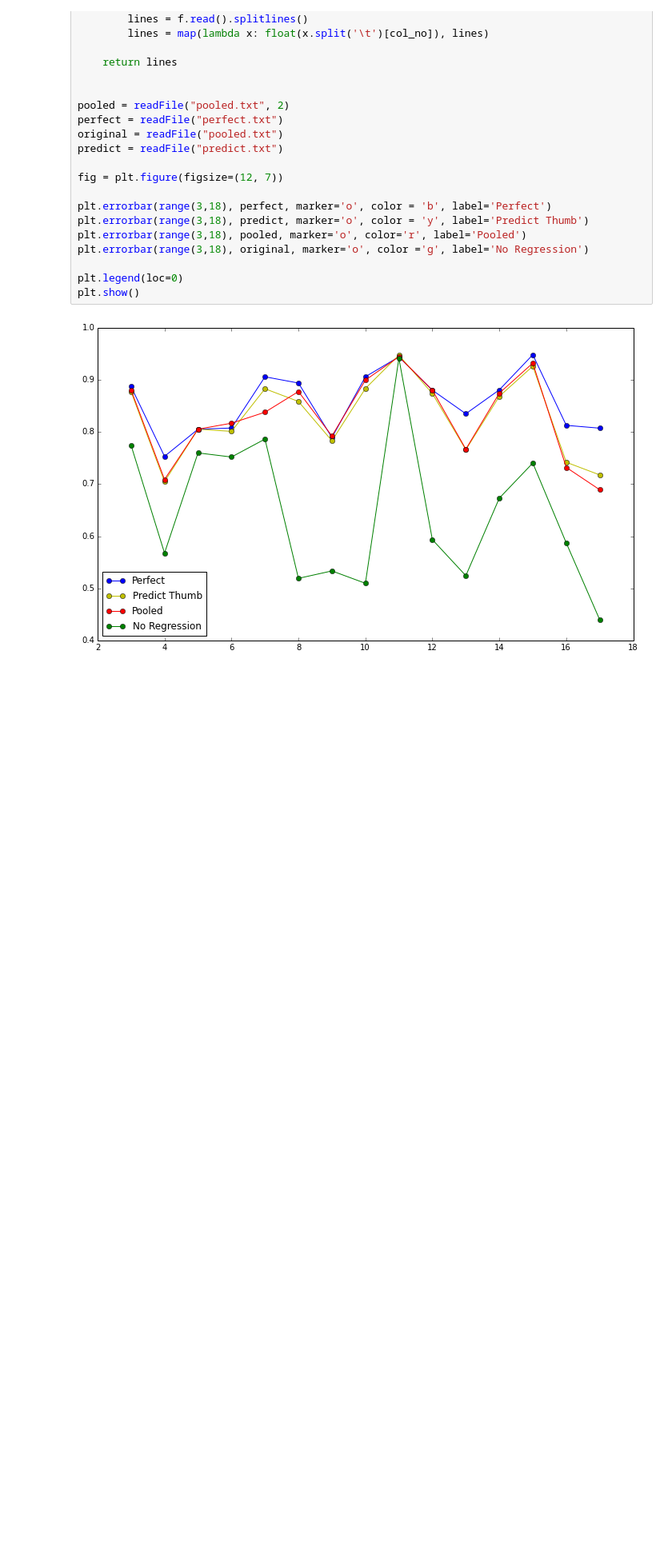
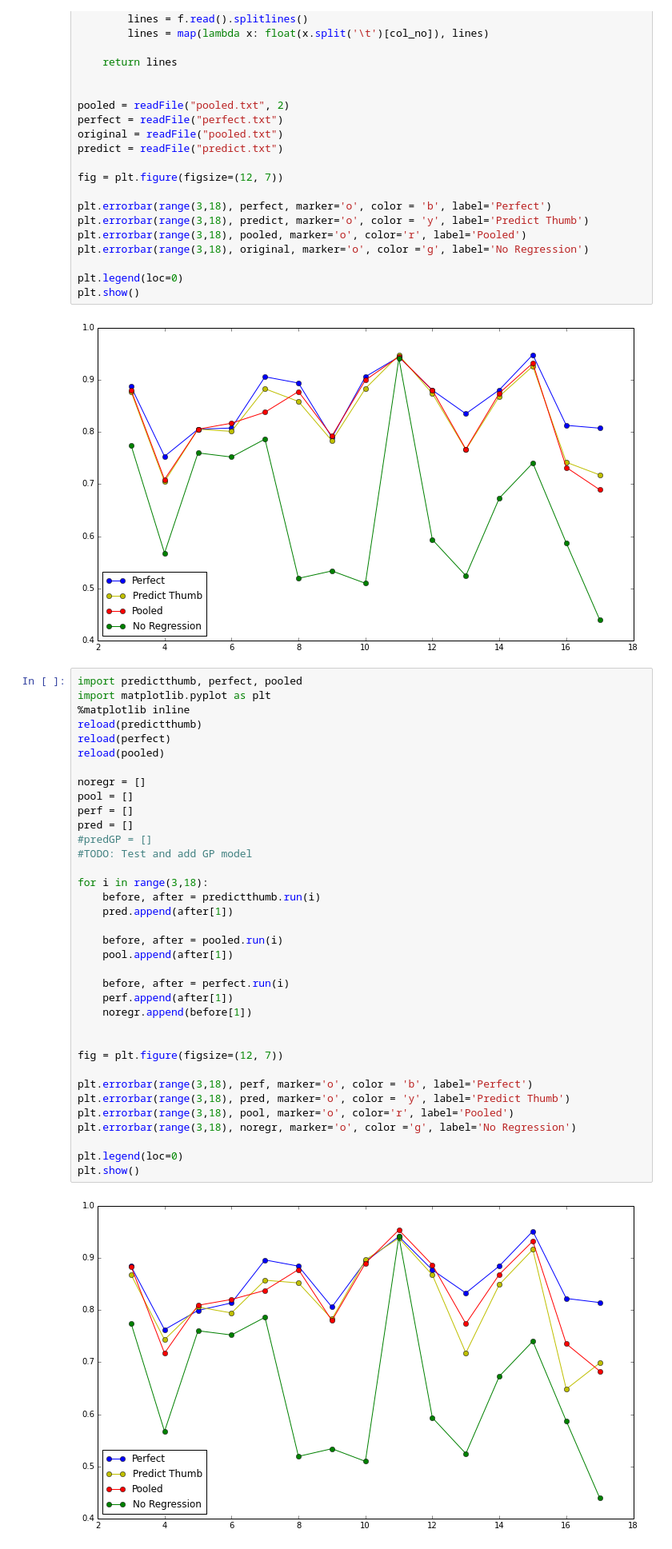
Before and after one commit to Vorte/Level5Project, a Jupyter notebook: notebooks/offsets/OverallError.ipynb, the cells around one changed output. Shown at 80% size. Cells and saved outputs as stored; diff of their text form; blank space fills up the shorter version.

```diff
--- a/notebooks/offsets/OverallError.ipynb
+++ b/notebooks/offsets/OverallError.ipynb
@@ -28,3 +28,41 @@ plt.legend(loc=0)
 plt.show()
 # %% [output]
 [figure]
+# %%
+import predictthumb, perfect, pooled
+import matplotlib.pyplot as plt
+%matplotlib inline
+reload(predictthumb)
+reload(perfect)
+reload(pooled)
+
+noregr = []
+pool = []
+perf = []
+pred = []
+#predGP = []
+#TODO: Test and add GP model
+
+for i in range(3,18):
+    before, after = predictthumb.run(i)
+    pred.append(after[1])
+
+    before, after = pooled.run(i)
+    pool.append(after[1])
+
+    before, after = perfect.run(i)
+    perf.append(after[1])
+    noregr.append(before[1])
+
+
+fig = plt.figure(figsize=(12, 7))
+
+plt.errorbar(range(3,18), perf, marker='o', color = 'b', label='Perfect')
+plt.errorbar(range(3,18), pred, marker='o', color = 'y', label='Predict Thumb')
+plt.errorbar(range(3,18), pool, marker='o', color='r', label='Pooled')
+plt.errorbar(range(3,18), noregr, marker='o', color ='g', label='No Regression')
+
+plt.legend(loc=0)
+plt.show()
+# %% [output]
+[figure, added]
```
Also changed, not shown: 8 other files.
